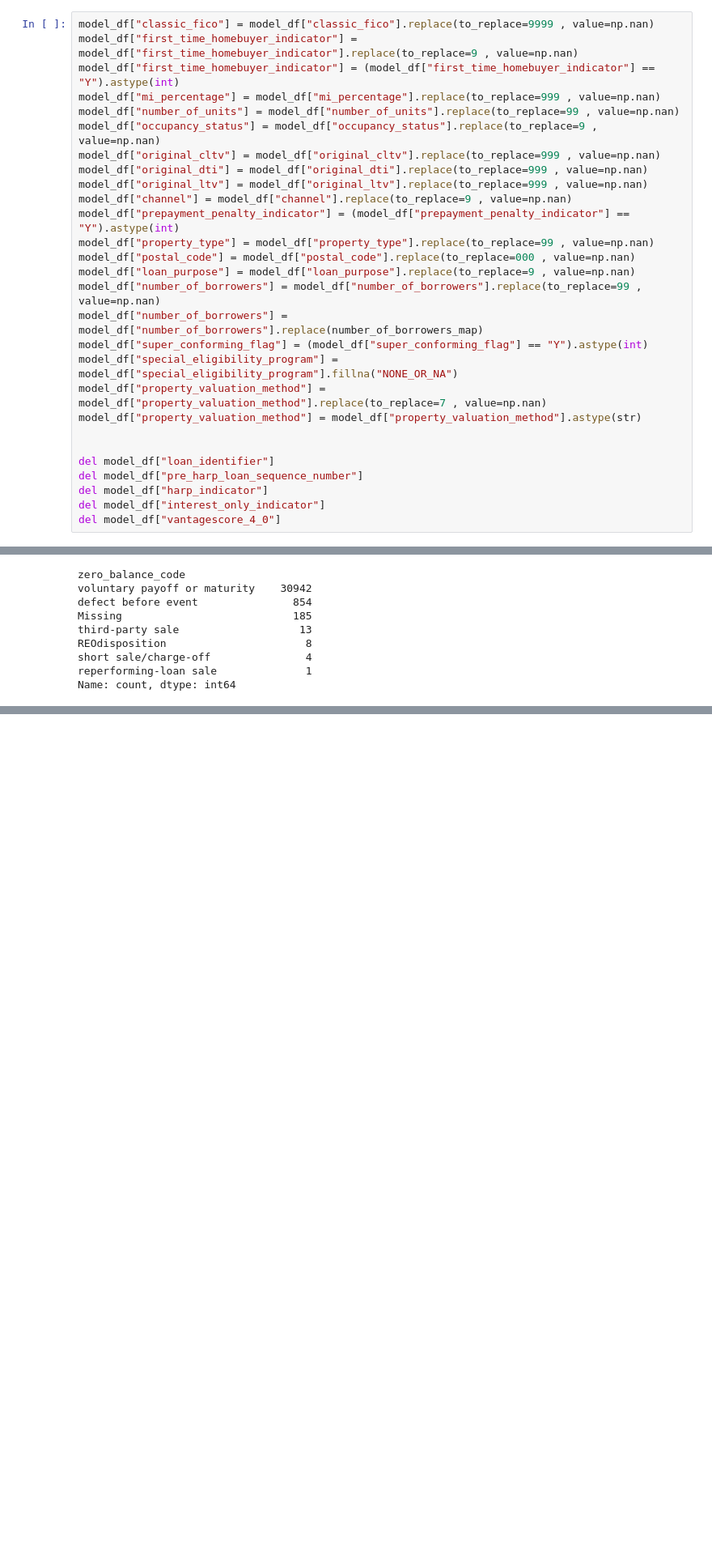
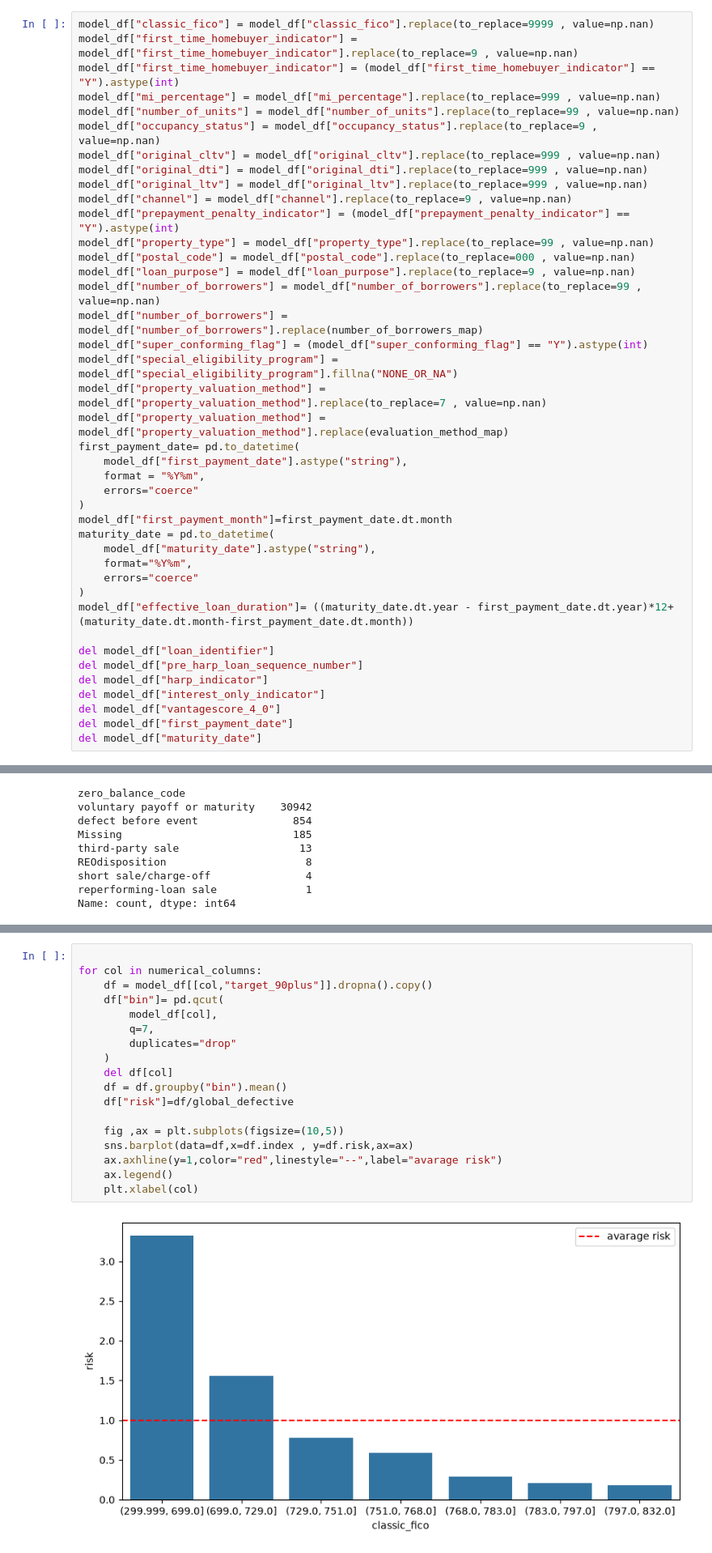
Before and after one commit to luke235422/Freddie-Mac-ML-progect, a Jupyter notebook: model_1.ipynb, the cells around one changed output, grey strips where cells are left out. Shown at 81% size. Drawn from its saved outputs; the diff is of its cells as text; blank space fills up the shorter version.

```diff
--- a/model_1.ipynb
+++ b/model_1.ipynb
@@ -231,11 +237,24 @@ model_df["number_of_borrowers"] = model_df["number_of_borrowers"].replace(number
 model_df["super_conforming_flag"] = (model_df["super_conforming_flag"] == "Y").astype(int)
 model_df["special_eligibility_program"] = model_df["special_eligibility_program"].fillna("NONE_OR_NA")
 model_df["property_valuation_method"] = model_df["property_valuation_method"].replace(to_replace=7 , value=np.nan)
-model_df["property_valuation_method"] = model_df["property_valuation_method"].astype(str)
-
+model_df["property_valuation_method"] = model_df["property_valuation_method"].replace(evaluation_method_map)
+first_payment_date= pd.to_datetime(
+    model_df["first_payment_date"].astype("string"),
+    format = "%Y%m",
+    errors="coerce"
+)
+model_df["first_payment_month"]=first_payment_date.dt.month
+maturity_date = pd.to_datetime(
+    model_df["maturity_date"].astype("string"),
+    format="%Y%m",
+    errors="coerce"
+)
+model_df["effective_loan_duration"]= ((maturity_date.dt.year - first_payment_date.dt.year)*12+(maturity_date.dt.month-first_payment_date.dt.month))
 
 del model_df["loan_identifier"]
 del model_df["pre_harp_loan_sequence_number"]
 del model_df["harp_indicator"]
 del model_df["interest_only_indicator"]
 del model_df["vantagescore_4_0"]
+del model_df["first_payment_date"]
+del model_df["maturity_date"]
@@ -349,0 +430,20 @@ The number of not considered default is negligible
+# %%
+
+for col in numerical_columns:
+    df = model_df[[col,"target_90plus"]].dropna().copy()
+    df["bin"]= pd.qcut(
+        model_df[col],
+        q=7,
+        duplicates="drop"
+    )
+    del df[col]
+    df = df.groupby("bin").mean()
+    df["risk"]=df/global_defective
+
+    fig ,ax = plt.subplots(figsize=(10,5))
+    sns.barplot(data=df,x=df.index , y=df.risk,ax=ax)
+    ax.axhline(y=1,color="red",linestyle="--",label="avarage risk")
+    ax.legend()
+    plt.xlabel(col)
+# %% [output]
+[figure, added]
```
Also changed, not shown: parts of 8 cells of this notebook.
